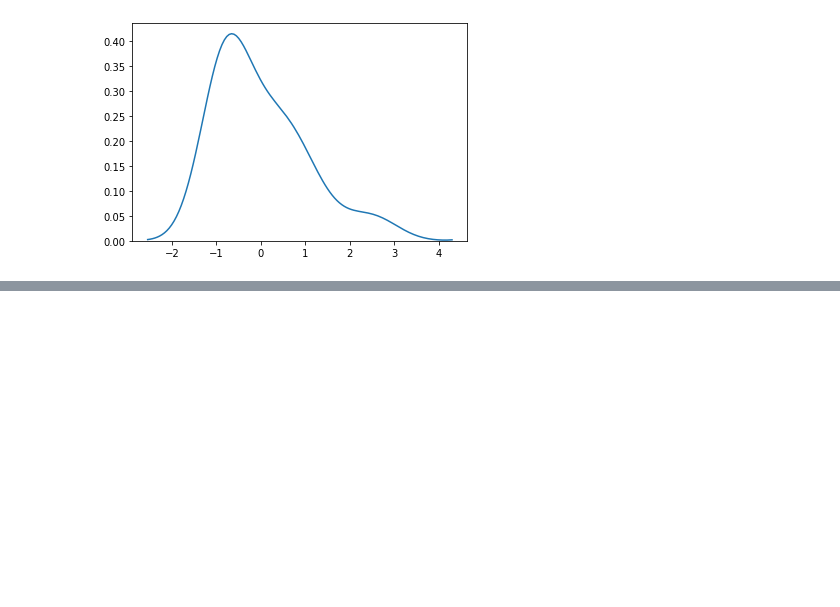
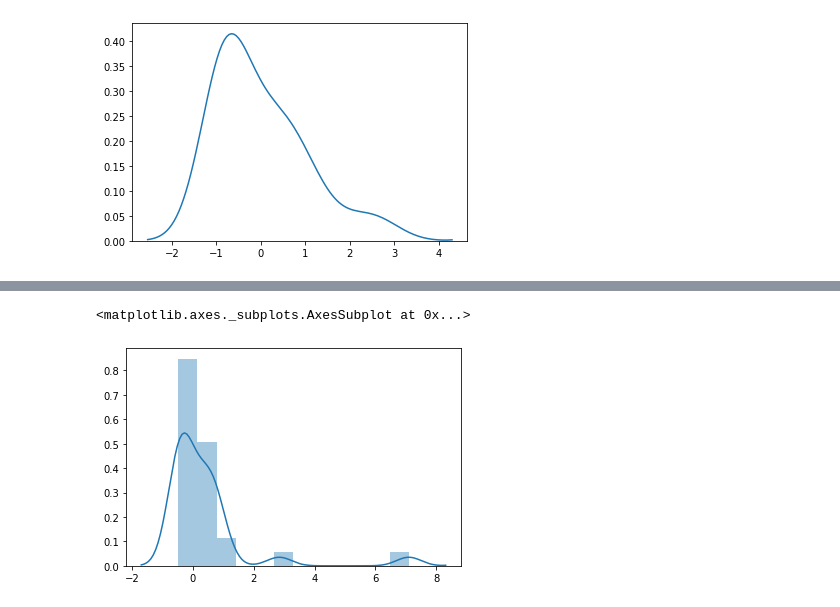
Before and after one commit to bnriiitb/applied_machine_learning_course, a Jupyter notebook: 08 Unsupervsed Learning/Unsupervised Learning.ipynb, the cells around one changed output, grey strips where cells are left out. Cells and saved outputs as stored; diff of their text form; code cells hidden in the pictures; blank space fills up the shorter version.

```diff
--- a/08 Unsupervsed Learning/Unsupervised Learning.ipynb
+++ b/08 Unsupervsed Learning/Unsupervised Learning.ipynb
@@ -83,0 +105,7 @@ sns.distplot([(x-u)/s for x in df.age],hist=False)
+# %%
+import numpy as np
+rs = RobustScaler()
+sns.distplot(rs.fit_transform(np.array(df.income).reshape(-1,1)))
+# %% [output]
+<matplotlib.axes._subplots.AxesSubplot at 0x...>
+[figure, added]
```
Also changed, not shown: parts of 16 cells of this notebook.
